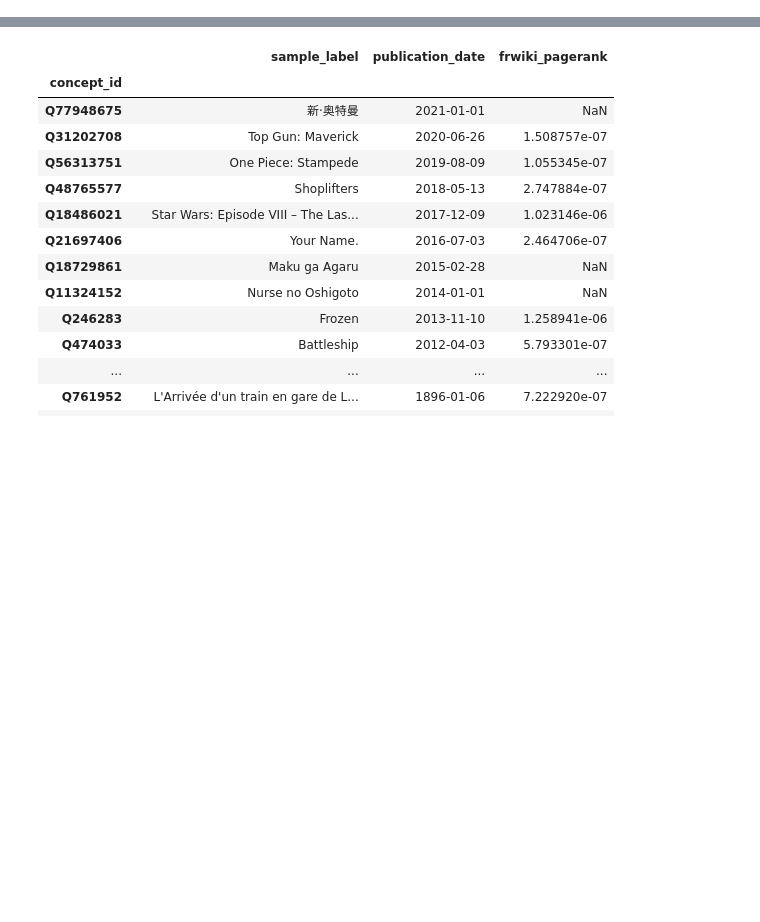
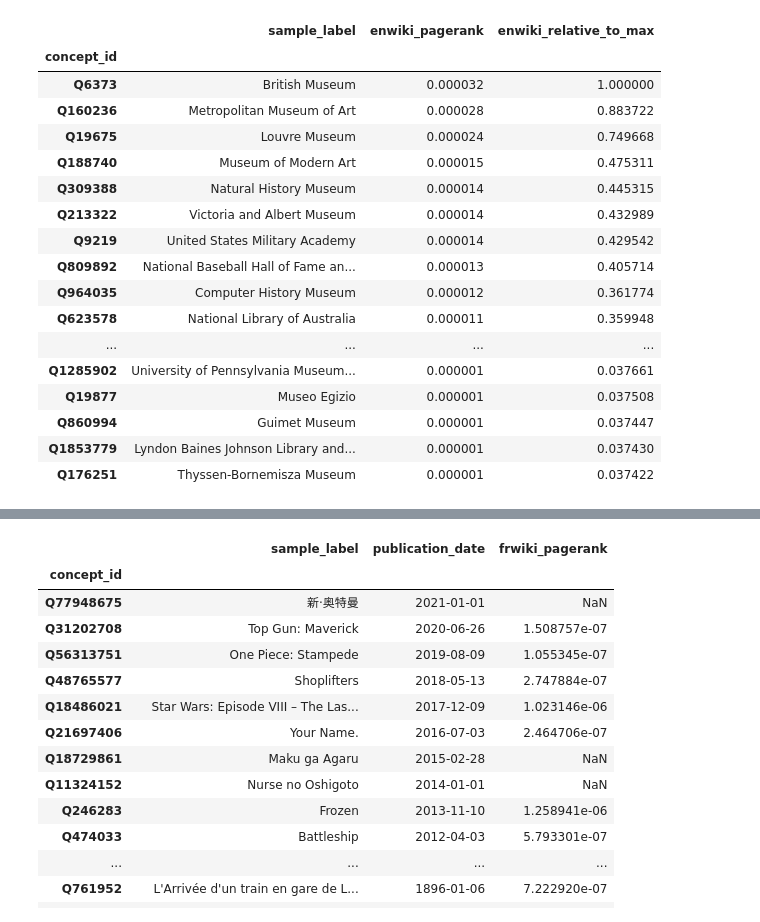
Before and after one commit to turtlesoupy/wikilanguage, a Jupyter notebook: Pandas.ipynb, the cells around one changed output, grey strips where cells are left out. Saved outputs shown, nothing was run; the diff lists cells and outputs as text; code cells hidden in the pictures; blank space fills up the shorter version.

```diff
--- a/Pandas.ipynb
+++ b/Pandas.ipynb
@@ -23 +30,23 @@ Index(['sample_label', 'coord_latitude', 'coord_longitude', 'coord_altitude',
+# %%
+museums = df.wl.instance_of(Concepts.MUSEUM)
+museums.wl.top_ranked("enwiki")
+# %% [output]
+|  | sample_label | enwiki_pagerank | enwiki_relative_to_max |
+| concept_id |  |  |  |
+| Q6373 | British Museum | 0.000032 | 1.000000 |
+| Q160236 | Metropolitan Museum of Art | 0.000028 | 0.883722 |
+| Q19675 | Louvre Museum | 0.000024 | 0.749668 |
+| Q188740 | Museum of Modern Art | 0.000015 | 0.475311 |
+| Q309388 | Natural History Museum | 0.000014 | 0.445315 |
+| Q213322 | Victoria and Albert Museum | 0.000014 | 0.432989 |
+| Q9219 | United States Military Academy | 0.000014 | 0.429542 |
+| Q809892 | National Baseball Hall of Fame an... | 0.000013 | 0.405714 |
+| Q964035 | Computer History Museum | 0.000012 | 0.361774 |
+| Q623578 | National Library of Australia | 0.000011 | 0.359948 |
+| ... | ... | ... | ... |
+| Q1285902 | University of Pennsylvania Museum... | 0.000001 | 0.037661 |
+| Q19877 | Museo Egizio | 0.000001 | 0.037508 |
+| Q860994 | Guimet Museum | 0.000001 | 0.037447 |
+| Q1853779 | Lyndon Baines Johnson Library and... | 0.000001 | 0.037430 |
+| Q176251 | Thyssen-Bornemisza Museum | 0.000001 | 0.037422 |
 # %%
```
Also changed, not shown: parts of 20 cells of this notebook, 1 other file.
